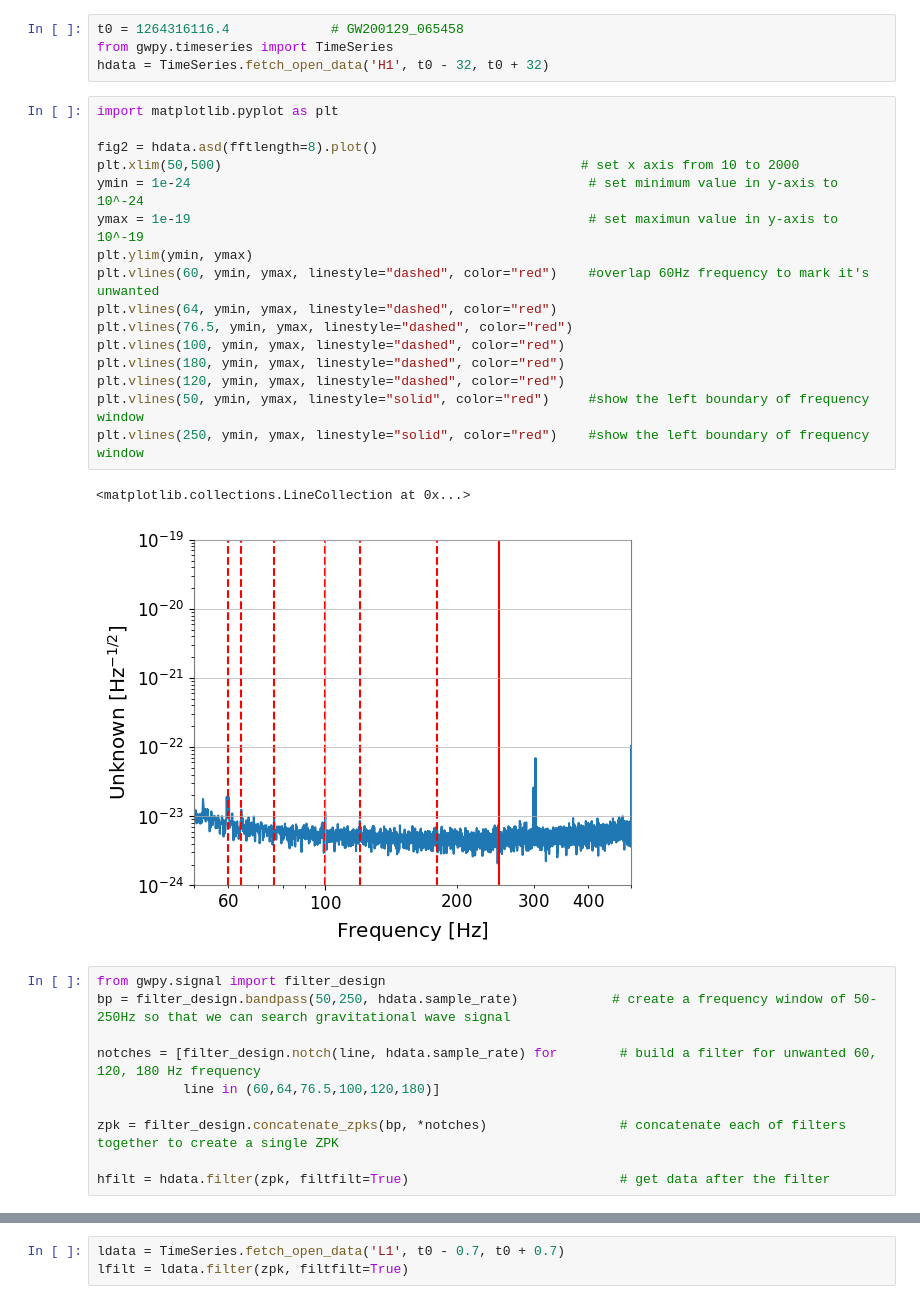
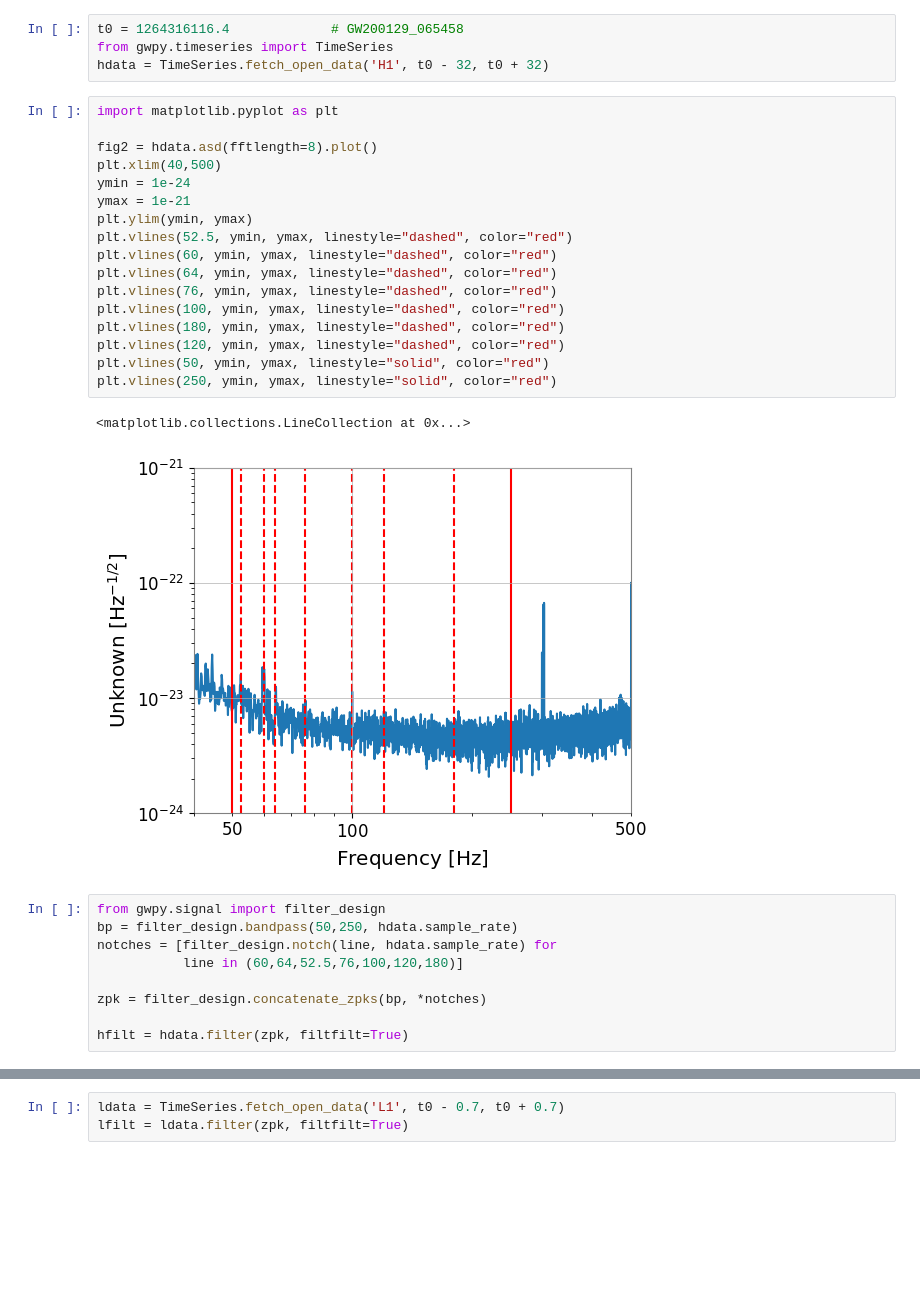
Before and after one commit to kAi3345/Astron, a Jupyter notebook: Untitled4.ipynb, the cells around one changed output, grey strips where cells are left out. Cells and saved outputs as stored; diff of their text form; blank space fills up the shorter version.

```diff
--- a/Untitled4.ipynb
+++ b/Untitled4.ipynb
@@ -27,30 +27,30 @@ hdata = TimeSeries.fetch_open_data('H1', t0 - 32, t0 + 32)
 # %%
 import matplotlib.pyplot as plt
 
 fig2 = hdata.asd(fftlength=8).plot()
-plt.xlim(50,500)                                              # set x axis from 10 to 2000
-ymin = 1e-24                                                   # set minimum value in y-axis to 10^-24
-ymax = 1e-19                                                   # set maximun value in y-axis to 10^-19
+plt.xlim(40,500)
+ymin = 1e-24
+ymax = 1e-21
 plt.ylim(ymin, ymax)
-plt.vlines(60, ymin, ymax, linestyle="dashed", color="red")    #overlap 60Hz frequency to mark it's unwanted
+plt.vlines(52.5, ymin, ymax, linestyle="dashed", color="red")
+plt.vlines(60, ymin, ymax, linestyle="dashed", color="red")
 plt.vlines(64, ymin, ymax, linestyle="dashed", color="red")
-plt.vlines(76.5, ymin, ymax, linestyle="dashed", color="red")
+plt.vlines(76, ymin, ymax, linestyle="dashed", color="red")
 plt.vlines(100, ymin, ymax, linestyle="dashed", color="red")
 plt.vlines(180, ymin, ymax, linestyle="dashed", color="red")
 plt.vlines(120, ymin, ymax, linestyle="dashed", color="red")
-plt.vlines(50, ymin, ymax, linestyle="solid", color="red")     #show the left boundary of frequency window
-plt.vlines(250, ymin, ymax, linestyle="solid", color="red")    #show the left boundary of frequency window
+plt.vlines(50, ymin, ymax, linestyle="solid", color="red")
+plt.vlines(250, ymin, ymax, linestyle="solid", color="red")
 # %% [output]
 <matplotlib.collections.LineCollection at 0x...>
-[figure, old version]
+[figure, new version]
 # %%
 from gwpy.signal import filter_design
-bp = filter_design.bandpass(50,250, hdata.sample_rate)            # create a frequency window of 50-250Hz so that we can search gravitational wave signal
+bp = filter_design.bandpass(50,250, hdata.sample_rate)
+notches = [filter_design.notch(line, hdata.sample_rate) for
+           line in (60,64,52.5,76,100,120,180)]
 
-notches = [filter_design.notch(line, hdata.sample_rate) for        # build a filter for unwanted 60, 120, 180 Hz frequency
-           line in (60,64,76.5,100,120,180)]
+zpk = filter_design.concatenate_zpks(bp, *notches)
 
-zpk = filter_design.concatenate_zpks(bp, *notches)                 # concatenate each of filters together to create a single ZPK
-
-hfilt = hdata.filter(zpk, filtfilt=True)                           # get data after the filter
+hfilt = hdata.filter(zpk, filtfilt=True)
 # %%
```
Also changed, not shown: parts of 10 cells of this notebook.
